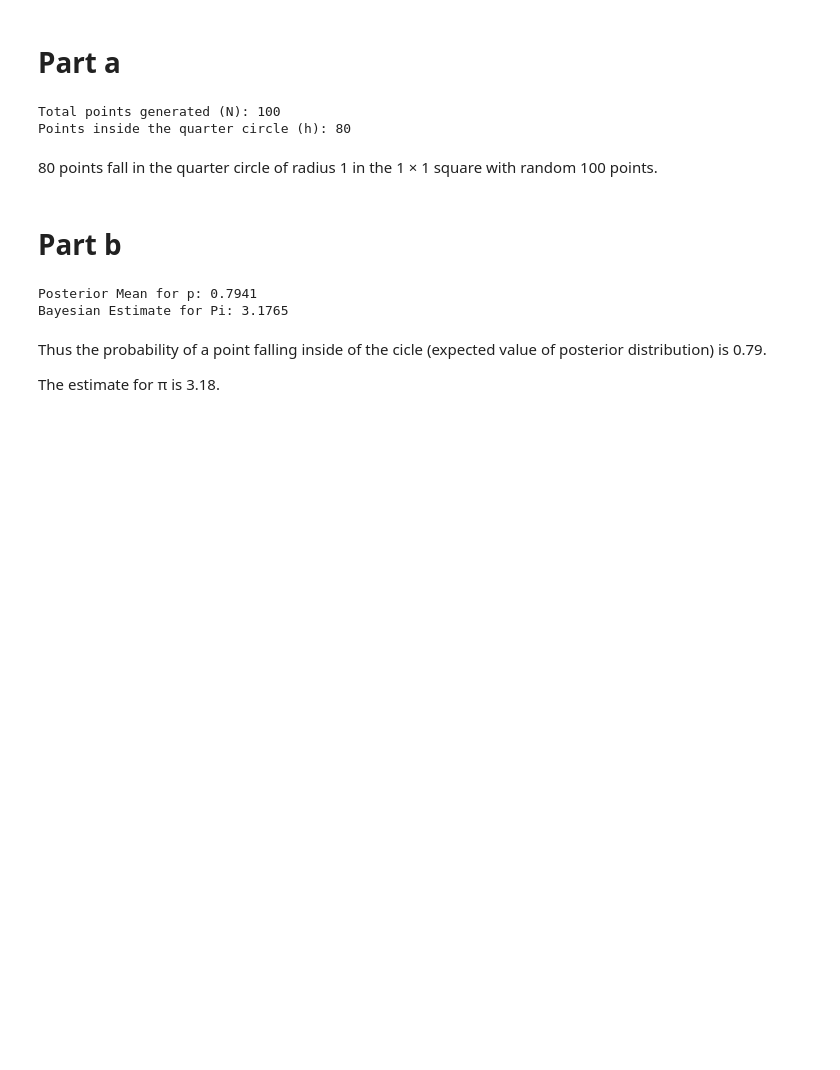
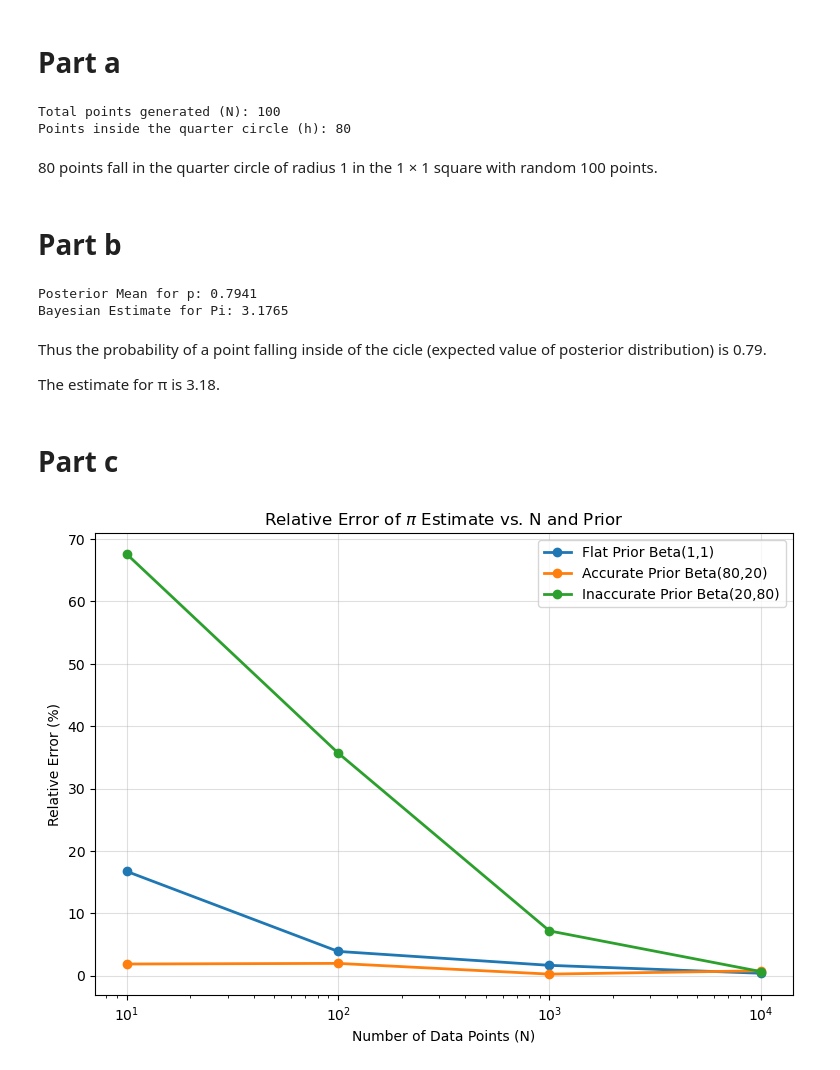
Before and after one commit to punyapaudel/hw6, a Jupyter notebook: Part3.ipynb, the cells around one changed output. Saved outputs shown, nothing was run; the diff lists cells and outputs as text; code cells hidden in the pictures; blank space fills up the shorter version.

Commit message:
part c

```diff
--- a/Part3.ipynb
+++ b/Part3.ipynb
@@ -48,3 +48,48 @@ Thus the probability of a point falling inside of the cicle (expected value of p
 
 
 The estimate for π is 3.18.
+# %% [markdown]
+# Part c
+# %%
+# Define the parameters to test
+N_values = [10, 100, 1000, 10000]
+
+# True p is pi/4 approx 0.785
+priors = [
+    (1, 1, 'Flat Prior Beta(1,1)'),
+    (80, 20, 'Accurate Prior Beta(80,20)'), # True p is pi/4 approx 0.785
+    (20, 80, 'Inaccurate Prior Beta(20,80)')
+]
+
+true_pi = np.pi
+
+plt.figure(figsize=(9, 6))
+
+# Run the simulation
+for alpha_prior, beta_prior, label in priors:
+    errors = []
+
+    for N in N_values:
+        x = np.random.uniform(0, 1, N)
+        y = np.random.uniform(0, 1, N)
+        h_hits = np.sum((x**2 + y**2) <= 1)
+
+        posterior_mean = (alpha_prior + h_hits) / (alpha_prior + beta_prior + N)
+        pi_estimate = 4 * posterior_mean
+
+        # Calculate Relative Error
+        rel_error = (abs(pi_estimate - true_pi) / true_pi) * 100
+        errors.append(rel_error)
+
+    # Plot the error curve for this prior
+    plt.plot(N_values, errors, marker='o', linewidth=2, label=label)
+
+plt.xscale('log')
+plt.xlabel('Number of Data Points (N)')
+plt.ylabel('Relative Error (%)')
+plt.title('Relative Error of $\pi$ Estimate vs. N and Prior')
+plt.legend()
+plt.grid(True, alpha=0.4)
+plt.show()
+# %% [output]
+[figure, added]
```
Also changed, not shown: parts of 1 cell of this notebook.
